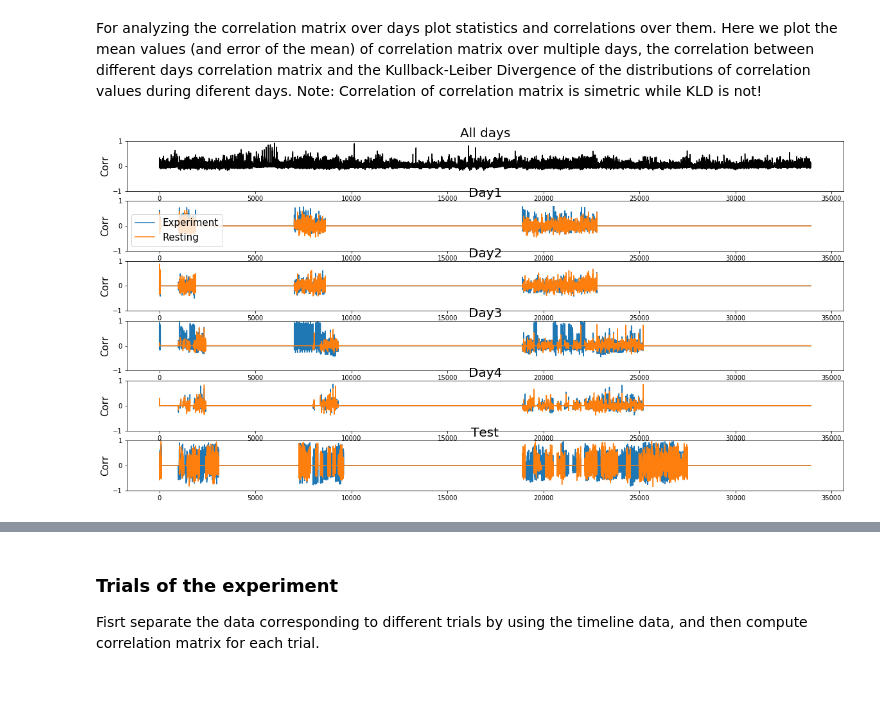
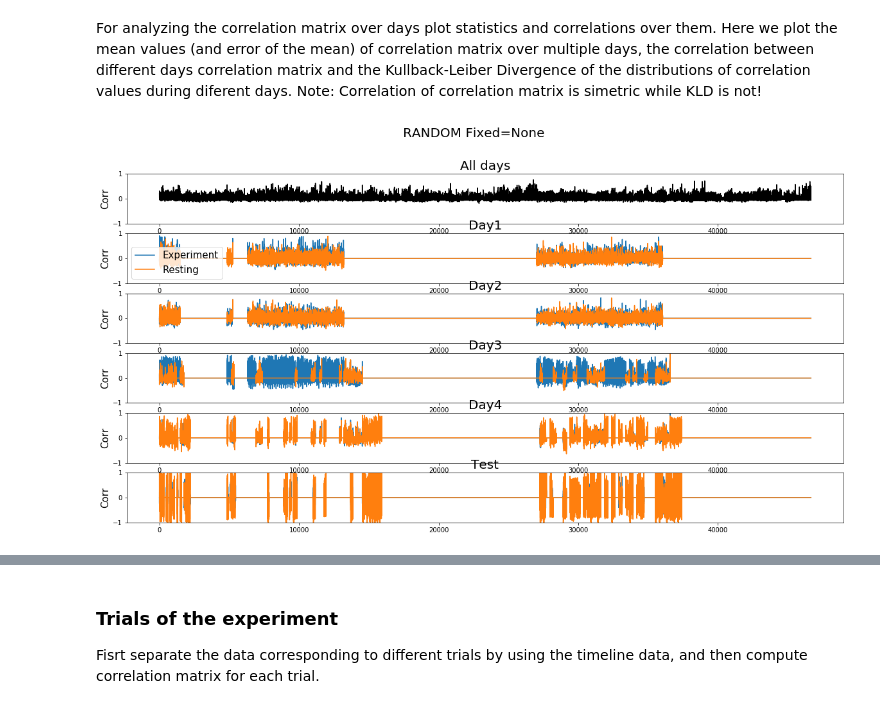
Before and after one commit to melisamc89/neural_analysys, a Jupyter notebook: src/correlation_analysis.ipynb, the cells around one changed output, grey strips where cells are left out. Drawn from its saved outputs; the diff is of its cells as text; code cells hidden in the pictures.

```diff
--- a/src/correlation_analysis.ipynb
+++ b/src/correlation_analysis.ipynb
@@ -39,7 +39,7 @@ Define mouse to analize as well as preprocessing analysis versions
 - sf = 10 -> signal sampling frequency
 - re_sf= 20 -> resample integer (will take one every re_sf point ans use the mean)
 # %%
-mouse = 32364             ### mouse number id
+mouse = 56165             ### mouse number id
 decoding_v = 1            ## decoding version, normaly equal to one
 motion_correction_v = 100 ### 100 means everything was aligned, 200 means it was also equalized
 alignment_v = 1           ## alignment version
@@ -50,8 +50,8 @@ registration_v = 1        ## registration version
 sf = 10                   ## sampling frequency of the original signal
 re_sf= 20                 ## value of resampling
 
-session_now = 1
-
+session_now = 4
+fixed = 'None'
 ## define task for plotting. This will cahnge for other mice!!!!
 if mouse == 56165 or mouse == 32364:
     if mouse == 56165:
@@ -358,0 +387,26 @@ figure.savefig(correlation_behaviour_path)
+# %%
+figure , axes = plt.subplots(5,1)
+ax_titles = ['LR','LL','UR','UL']
+x = np.tril_indices_from(correlation_matrix,k=-1)
+correlation_values = correlation_matrix[x]
+axes[0].plot(correlation_values.flatten(),color = 'k')
+axes[0].set_ylim(-1,1)
+axes[0].set_title('All conditions',fontsize= 20)
+axes[0].set_ylabel('Corr', fontsize = 15)
+for i in range(4):
+    x = np.tril_indices_from(corr_matrix_short[i], k = -1)
+    correlation_values = corr_matrix_short[i][x]
+    axes[i+1].plot(correlation_values.flatten())
+    x = np.tril_indices_from(corr_matrix_long[i], k = -1)
+    correlation_values = corr_matrix_long[i][x]
+    axes[i+1].plot(correlation_values.flatten())
+    axes[i+1].set_ylim(-1,1)
+    axes[i+1].set_title(ax_titles[i],fontsize= 20)
+    axes[i+1].set_ylabel('Corr', fontsize = 15)
+
+axes[i+1].set_xlabel('Neuron pairs', fontsize = 15)
+axes[1].legend(['short exploration','Long exploration'],fontsize = 15)
+figure.set_size_inches([20,10])
+figure.suptitle(task +' Fixed=' +fixed, fontsize = 20)
+correlation_pairs_path = figure_path +'correlation_behaviour_pairs_mouse_'+f'{mouse}'+'_session_'+f'{session}'+'_binsize_'+f'{re_sf}'+'.png'
+figure.savefig(correlation_pairs_path)
@@ -538,30 +594,31 @@ For analyzing the correlation matrix over days plot statistics and correlations
 # %%
 figure , axes = plt.subplots(6,1)
 ax_titles = ['Day1','Day2','Day3','Day4','Test']
 x = np.tril_indices_from(correlation_matrix,k=-1)
 correlation_values = correlation_matrix[x]
 axes[0].plot(correlation_values.flatten(),color = 'k')
 axes[0].set_ylim(-1,1)
 axes[0].set_title('All days',fontsize= 20)
 axes[0].set_ylabel('Corr', fontsize = 15)
 for i in range(5):
     x = np.tril_indices_from(corr_matrix_days[i], k = -1)
     correlation_values = corr_matrix_days[i][x]
     axes[i+1].plot(correlation_values.flatten())
     x = np.tril_indices_from(corr_matrix_resting_days[i], k = -1)
     correlation_values = corr_matrix_resting_days[i][x]
     axes[i+1].plot(correlation_values.flatten())
     axes[i+1].set_ylim(-1,1)
     axes[i+1].set_title(ax_titles[i],fontsize= 20)
     axes[i+1].set_ylabel('Corr', fontsize = 15)
 
 axes[i].set_xlabel('Neuron pairs', fontsize = 15)
 axes[1].legend(['Experiment','Resting'],fontsize = 15)
 figure.set_size_inches([20,10])
+figure.suptitle(task +' Fixed=' +fixed, fontsize = 20)
 correlation_pairs_path = figure_path +'correlation_pairs_mouse_'+f'{mouse}'+'_session_'+f'{session}'+'_binsize_'+f'{re_sf}'+'.png'
 figure.savefig(correlation_pairs_path)
 # %% [output]
-[figure, old version]
+[figure, new version]
 # %%
 # define the path to save the figure and plot
 correlation_path = figure_path +'correlation_mouse_'+f'{mouse}'+'_session_'+f'{session}'+'_binsize_'+f'{re_sf}'+'.png'
```
Also changed, not shown: parts of 17 cells of this notebook, 3 other files.
